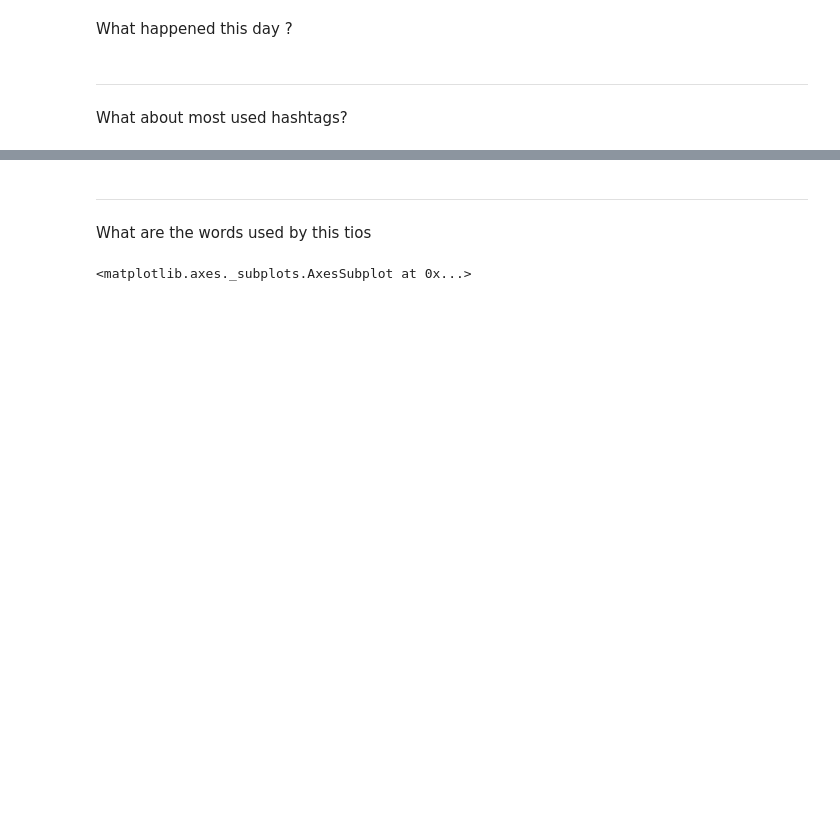
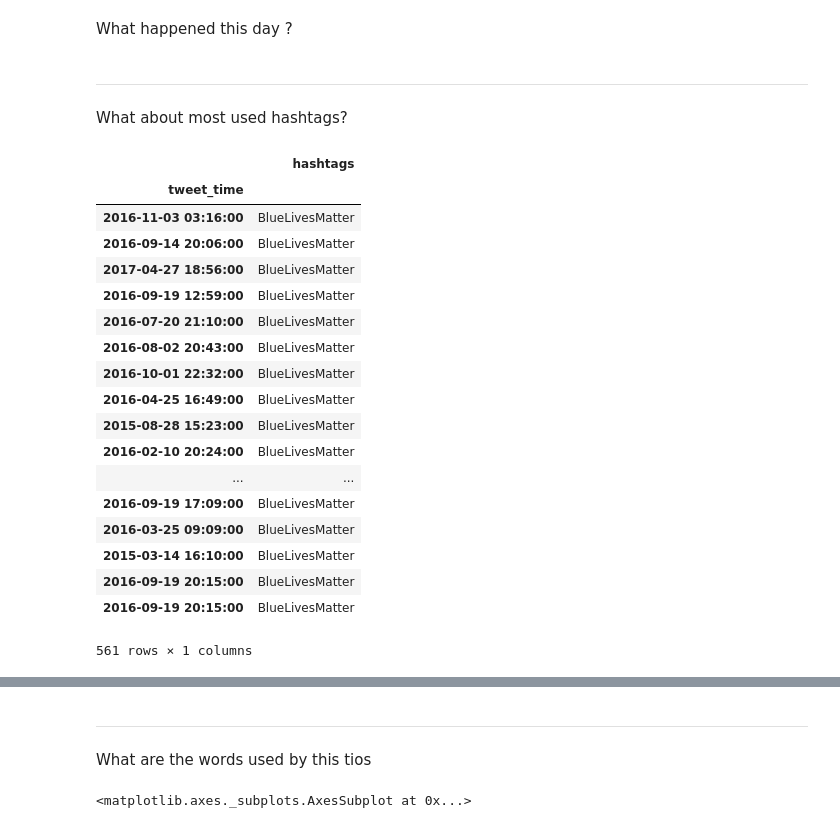
Before and after one commit to jrdmose/BGSE_Text_Mining, a Jupyter notebook: scripts/data_exploration.ipynb, the cells around one changed output, grey strips where cells are left out. Cells and saved outputs as stored; diff of their text form; code cells hidden in the pictures; blank space fills up the shorter version.

```diff
--- a/scripts/data_exploration.ipynb
+++ b/scripts/data_exploration.ipynb
@@ -188,5 +188,27 @@ What happened this day ?
 ---
 # %% [markdown]
 What about most used hashtags?
+# %%
+hashtags[hashtags.hashtags =="BlueLivesMatter"]
+# %% [output]
+|  | hashtags |
+| tweet_time |  |
+| 2016-11-03 03:16:00 | BlueLivesMatter |
+| 2016-09-14 20:06:00 | BlueLivesMatter |
+| 2017-04-27 18:56:00 | BlueLivesMatter |
+| 2016-09-19 12:59:00 | BlueLivesMatter |
+| 2016-07-20 21:10:00 | BlueLivesMatter |
+| 2016-08-02 20:43:00 | BlueLivesMatter |
+| 2016-10-01 22:32:00 | BlueLivesMatter |
+| 2016-04-25 16:49:00 | BlueLivesMatter |
+| 2015-08-28 15:23:00 | BlueLivesMatter |
+| 2016-02-10 20:24:00 | BlueLivesMatter |
+| ... | ... |
+| 2016-09-19 17:09:00 | BlueLivesMatter |
+| 2016-03-25 09:09:00 | BlueLivesMatter |
+| 2015-03-14 16:10:00 | BlueLivesMatter |
+| 2016-09-19 20:15:00 | BlueLivesMatter |
+| 2016-09-19 20:15:00 | BlueLivesMatter |
+561 rows × 1 columns
 # %%
 hashtags = tweet_data.hashtags.str.extractall(r'(\w+)')
```
Also changed, not shown: parts of 11 cells of this notebook.
